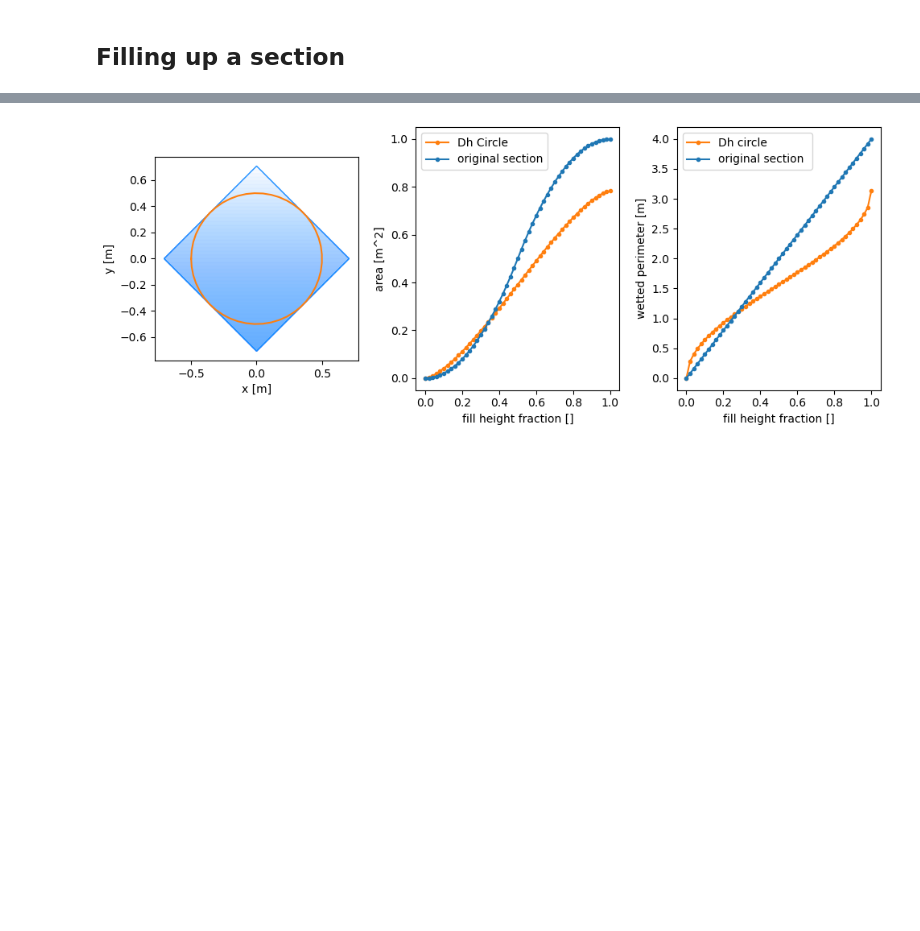
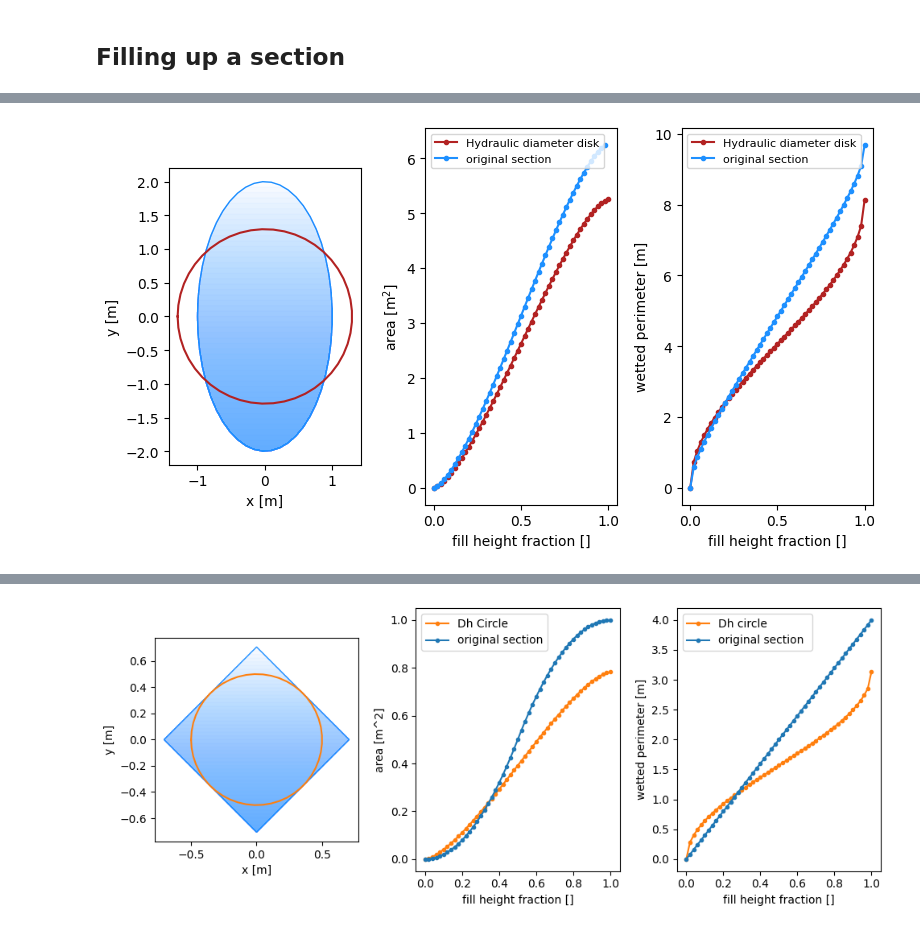
Before and after one commit to ERC-Karst/pc-centrelines, a Jupyter notebook: notebooks/FillingUpStateFunctions.ipynb, the cells around one changed output, grey strips where cells are left out. Saved outputs shown, nothing was run; the diff lists cells and outputs as text; code cells hidden in the pictures; blank space fills up the shorter version.

```diff
--- a/notebooks/FillingUpStateFunctions.ipynb
+++ b/notebooks/FillingUpStateFunctions.ipynb
@@ -158,0 +180,7 @@ _ = plot_section_by_fill_fraction2(square, fill_fractions,  "./temp/remplissage/
+# %%
+# ellipse
+thetai = np.linspace(-np.pi, np.pi)
+ellipse = np.vstack([np.cos(thetai), 2*np.sin(thetai)]).T
+_ = plot_section_by_fill_fraction2(ellipse, fill_fractions, "./temp/remplissage/ellipse_2_1.png", show_circle=True)
+# %% [output]
+[figure, added]
```
Also changed, not shown: parts of 17 cells of this notebook, 4 other files.
